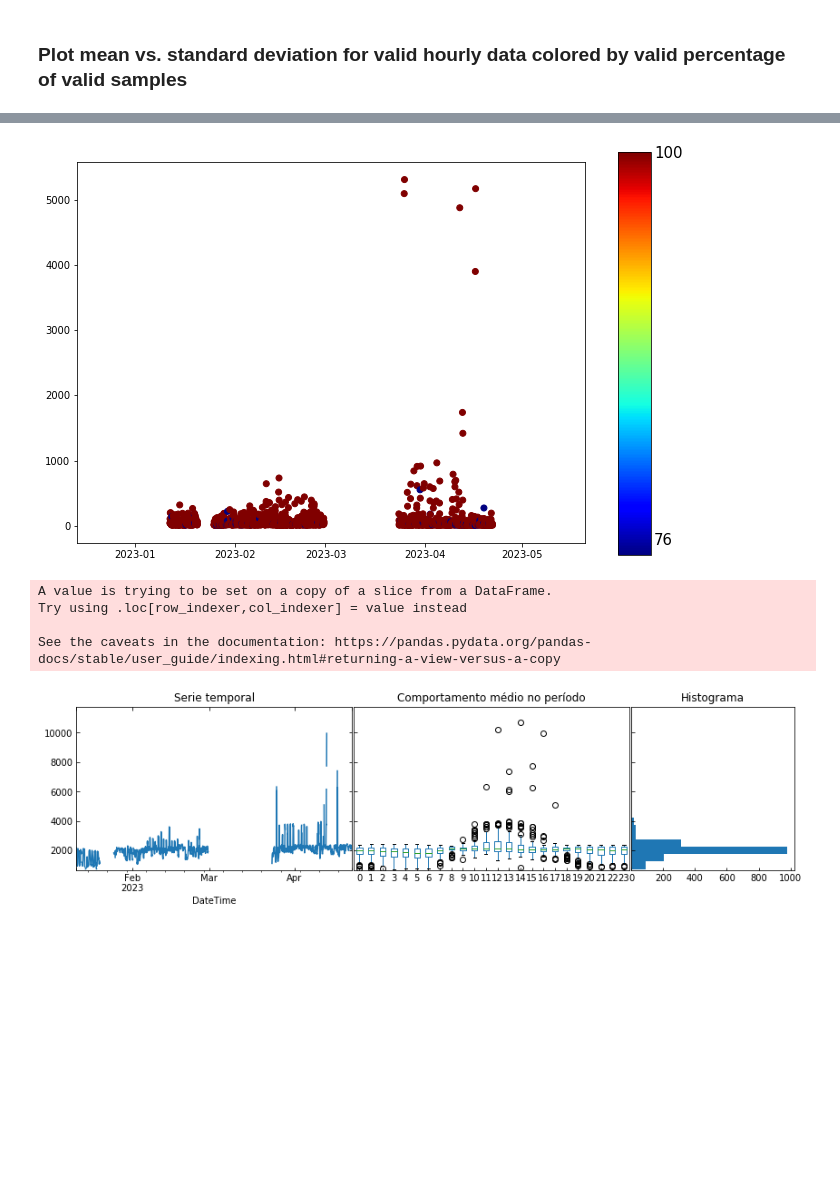
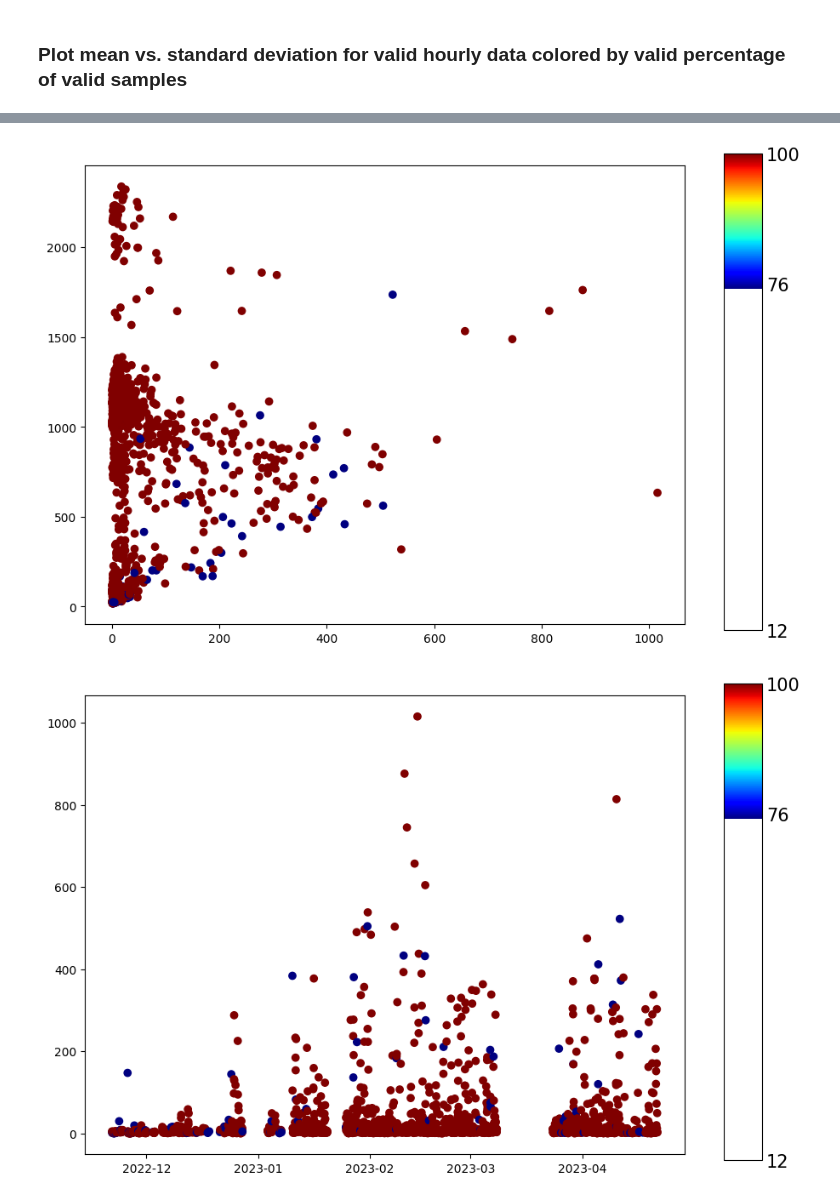
Before and after one commit to campofernando/lcqar-low-cost-monit-proc, a Jupyter notebook: field-data-treatment-Diamante_NO2.ipynb, the cells around one changed output, grey strips where cells are left out. Drawn from its saved outputs; the diff is of its cells as text; code cells hidden in the pictures; blank space fills up the shorter version.

```diff
--- a/field-data-treatment-Diamante_NO2.ipynb
+++ b/field-data-treatment-Diamante_NO2.ipynb
@@ -382,2 +200,3 @@ def plot_box_hist(df, bins):
 # %%
-dataframe = alpha_no2_conc_data.sensor_dataframe_1hr[alpha_no2_conc_data.sensor_dataframe_1hr['Tag'] == 'VALID'].resample('H').mean()
+valid_dataframe = (alpha_no2_conc_data.sensor_dataframe_1hr[alpha_no2_conc_data.sensor_dataframe_1hr['Tag'] == 'VALID']
+                   .drop(columns=['Tag']).resample('H').mean())
@@ -406,12 +205,8 @@ plot_mean_vs_std(dataframe)
-# %%
-plot_std_in_time(dataframe)
-# %% [output]
-[figure, removed]
-# %%
-plot_box_hist(dataframe, 20)
-# %% [output]
-A value is trying to be set on a copy of a slice from a DataFrame.
-Try using .loc[row_indexer,col_indexer] = value instead
-
-See the caveats in the documentation: https://pandas.pydata.org/pandas-docs/stable/user_guide/indexing.html#returning-a-view-versus-a-copy
-[figure, removed]
+# %%
+sensor_analysis.plot_mean_vs_std(valid_dataframe)
+# %% [output]
+[figure, added]
+# %%
+sensor_analysis.plot_std_in_time(valid_dataframe)
+# %% [output]
+[figure, added]
```
Also changed, not shown: parts of 31 cells of this notebook, 1 other file.
